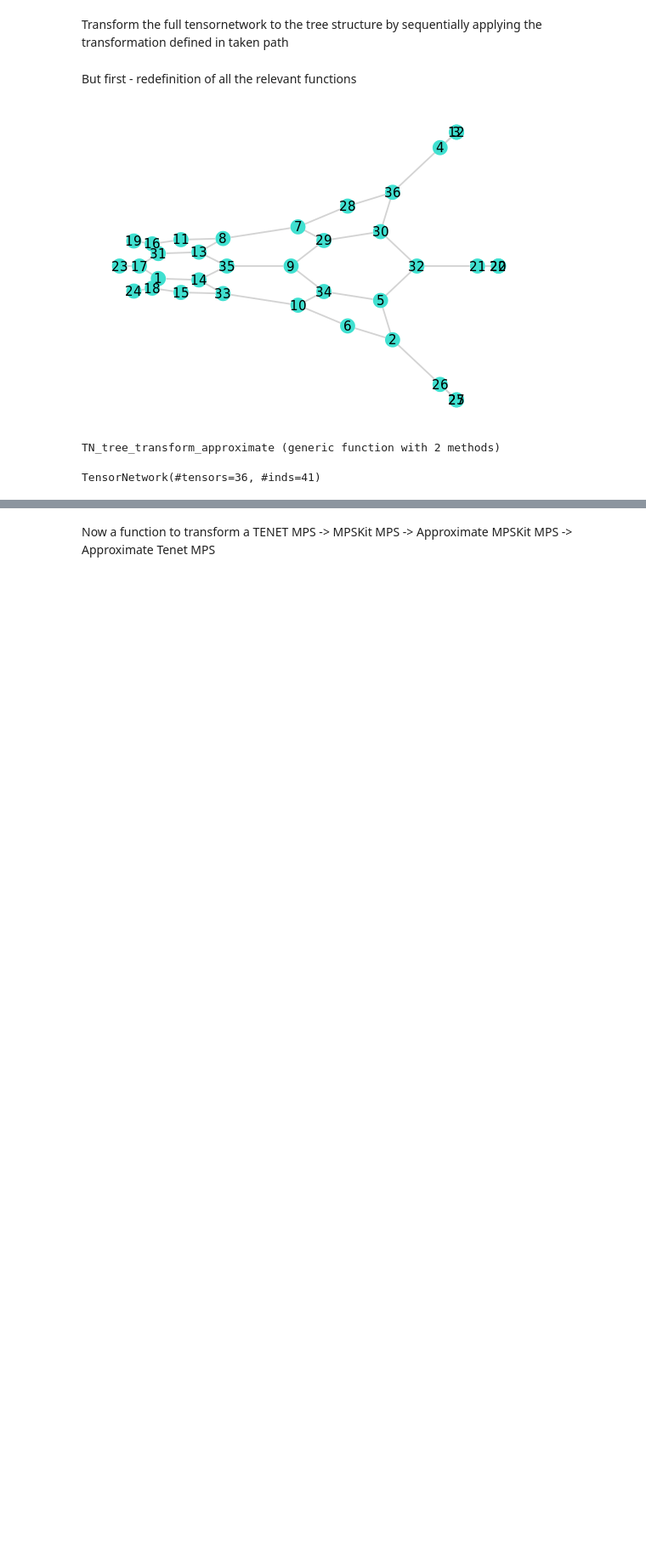
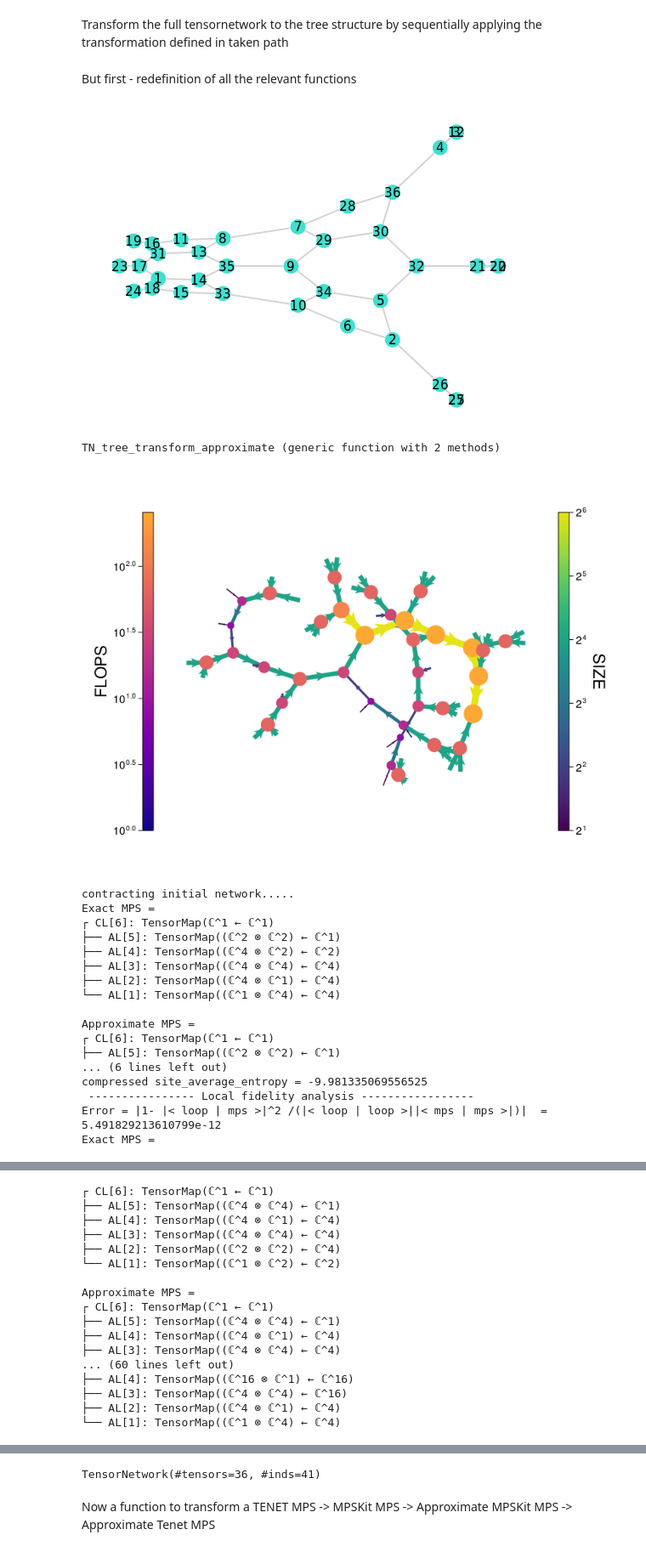
Before and after one commit to bartdv123/MasterThesis-TensorNetworks, a Jupyter notebook: AlphaZero/Own game: Loop removal in tensor networks/Transforming_QC_approximate.ipynb, the cells around one changed output, grey strips where cells are left out. Shown: that part at 85% size. Drawn from its saved outputs; the diff is of its cells as text; code cells hidden in the pictures; blank space fills up the shorter version.

Commit message:
tree contraction costs more?

```diff
--- a/AlphaZero/Own game: Loop removal in tensor networks/Transforming_QC_approximate.ipynb
+++ b/AlphaZero/Own game: Loop removal in tensor networks/Transforming_QC_approximate.ipynb
@@ -625,6 +641,24 @@ end
 TN_tree_transform_approximate (generic function with 2 methods)
 # %%
 # Run this to approximately contract a LOOP_TN
-TN_tree_transform_approximate(TN, taken_path, 11, false)
+
+TN_tree_transform_approximate(TN, taken_path, 64, false)
 # %% [output]
+[figure, added]
-TensorNetwork(#tensors=36, #inds=41)
+contracting initial network.....
+Exact MPS =
+┌ CL[6]: TensorMap(ℂ^1 ← ℂ^1)
+├── AL[5]: TensorMap((ℂ^2 ⊗ ℂ^2) ← ℂ^1)
+├── AL[4]: TensorMap((ℂ^4 ⊗ ℂ^2) ← ℂ^2)
+├── AL[3]: TensorMap((ℂ^4 ⊗ ℂ^4) ← ℂ^4)
+├── AL[2]: TensorMap((ℂ^4 ⊗ ℂ^1) ← ℂ^4)
+└── AL[1]: TensorMap((ℂ^1 ⊗ ℂ^4) ← ℂ^4)
+
+Approximate MPS =
+┌ CL[6]: TensorMap(ℂ^1 ← ℂ^1)
+├── AL[5]: TensorMap((ℂ^2 ⊗ ℂ^2) ← ℂ^1)
+... (6 lines left out)
+compressed site_average_entropy = -9.981335069556525
+ ---------------- Local fidelity analysis -----------------
+Error = |1- |< loop | mps >|^2 /(|< loop | loop >||< mps | mps >|)|  = 5.491829213610799e-12
+Exact MPS =
@@ -630,0 +667,17 @@ TensorNetwork(#tensors=36, #inds=41)
+┌ CL[6]: TensorMap(ℂ^1 ← ℂ^1)
+├── AL[5]: TensorMap((ℂ^4 ⊗ ℂ^4) ← ℂ^1)
+├── AL[4]: TensorMap((ℂ^4 ⊗ ℂ^1) ← ℂ^4)
+├── AL[3]: TensorMap((ℂ^4 ⊗ ℂ^4) ← ℂ^4)
+├── AL[2]: TensorMap((ℂ^2 ⊗ ℂ^2) ← ℂ^4)
+└── AL[1]: TensorMap((ℂ^1 ⊗ ℂ^2) ← ℂ^2)
+
+Approximate MPS =
+┌ CL[6]: TensorMap(ℂ^1 ← ℂ^1)
+├── AL[5]: TensorMap((ℂ^4 ⊗ ℂ^4) ← ℂ^1)
+├── AL[4]: TensorMap((ℂ^4 ⊗ ℂ^1) ← ℂ^4)
+├── AL[3]: TensorMap((ℂ^4 ⊗ ℂ^4) ← ℂ^4)
+... (60 lines left out)
+├── AL[4]: TensorMap((ℂ^16 ⊗ ℂ^1) ← ℂ^16)
+├── AL[3]: TensorMap((ℂ^4 ⊗ ℂ^4) ← ℂ^16)
+├── AL[2]: TensorMap((ℂ^4 ⊗ ℂ^1) ← ℂ^4)
+└── AL[1]: TensorMap((ℂ^1 ⊗ ℂ^4) ← ℂ^4)
@@ -631,2 +757,3 @@ TensorNetwork(#tensors=36, #inds=41)
+TensorNetwork(#tensors=36, #inds=41)
 # %% [markdown]
 Now a function to transform a TENET MPS -> MPSKit MPS -> Approximate MPSKit MPS -> Approximate Tenet MPS
```
Also changed, not shown: parts of 2 cells of this notebook.
